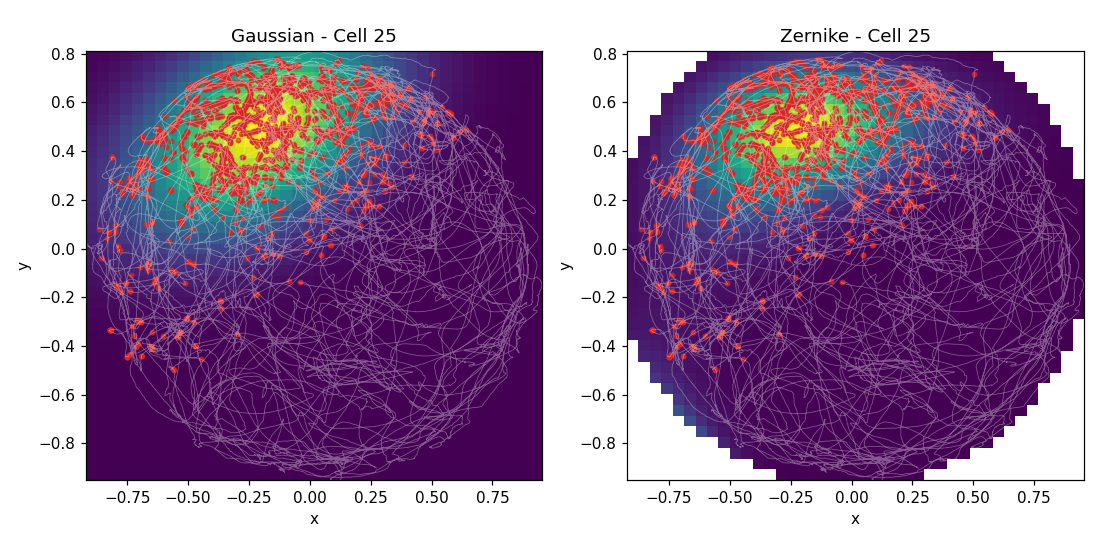
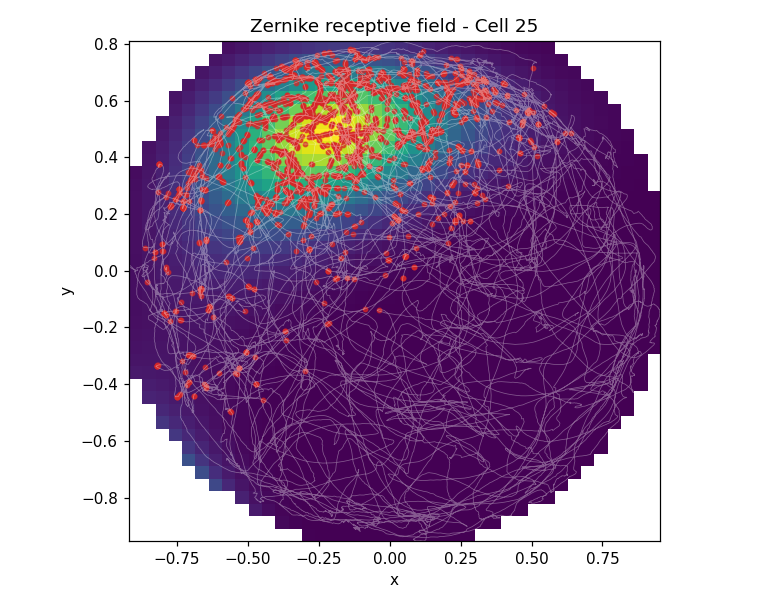
The notebook cell's code change between the first figure and the second:
--- before
+++ after
@@ -54,3 +54,24 @@
     ax.set_ylabel("y")
 
+# 3D mesh overlay — Gaussian (blue) + Zernike (green) for the MATLAB example cell, with trajectory overlaid
+from mpl_toolkits.mplot3d import Axes3D  # noqa: F401 — registers the 3d projection
+fig = _prepare_figure("figure(9) 3D mesh overlay", figsize=(8.5, 6.5))
+fig.clear()
+ax = fig.add_subplot(1, 1, 1, projection="3d")
+X = np.asarray(mesh["grid_x"], dtype=float)
+Y = np.asarray(mesh["grid_y"], dtype=float)
+gauss = np.asarray(mesh["gaussian_field"], dtype=float)
+zern = np.asarray(mesh["zernike_field"], dtype=float)
+ax.plot_wireframe(X, Y, gauss, rstride=4, cstride=4, color="tab:blue", alpha=0.35, linewidth=0.6, label="Gaussian")
+ax.plot_wireframe(X, Y, zern, rstride=4, cstride=4, color="tab:green", alpha=0.35, linewidth=0.6, label="Zernike")
+# Overlay animal trajectory and spikes on the bottom z-plane (z=0)
+z_floor = float(np.nanmin([np.nanmin(gauss), np.nanmin(zern), 0.0]))
+ax.plot(np.asarray(mesh["x_pos"], dtype=float), np.asarray(mesh["y_pos"], dtype=float), zs=z_floor, zdir="z", color="0.4", linewidth=0.5, alpha=0.5)
+ax.scatter(spike_x, spike_y, zs=z_floor, zdir="z", s=6, color="tab:red", alpha=0.7)
+ax.set_xlabel("x position")
+ax.set_ylabel("y position")
+ax.set_zlabel("Hz")
+ax.set_title(f"Animal#1, Cell#{int(mesh['cell_index']) + 1} — Gaussian + Zernike overlay")
+ax.legend(loc="upper right", frameon=False, fontsize=8)
+
 __tracker.finalize()

Commit: feat(notebooks): cosmetic polish bundle + StimulusDecode2D MATLAB-style figures